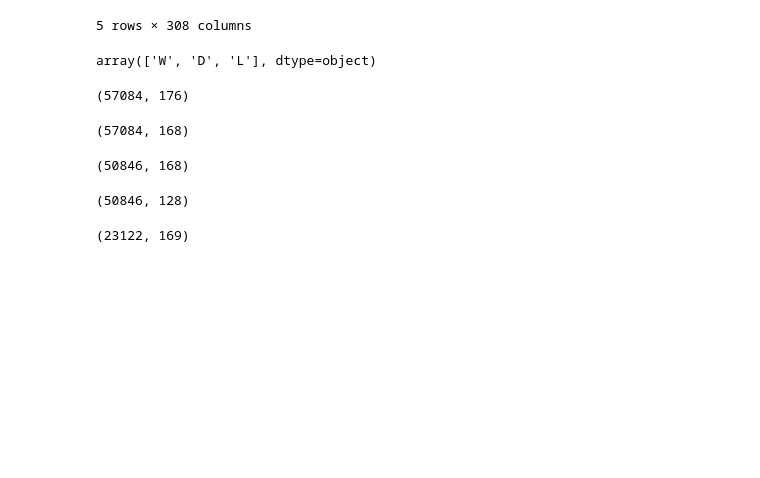
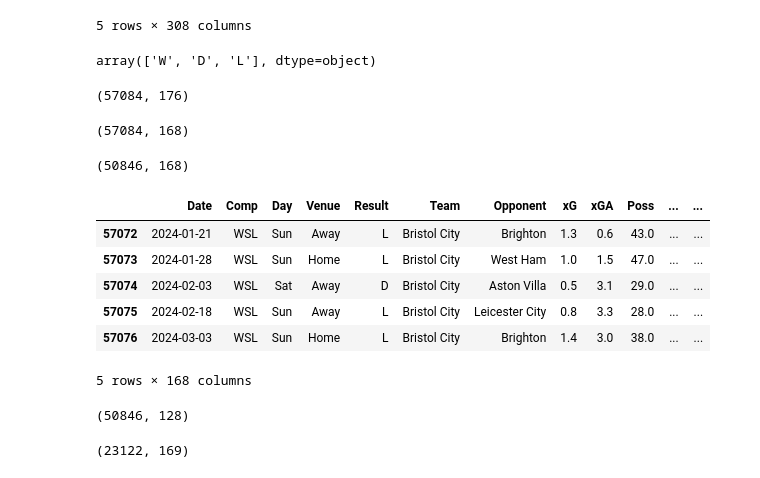
Before and after one commit to Moomad0373/Football-Predicting, a Jupyter notebook: Preproccess.ipynb, the cells around one changed output. Drawn from its saved outputs; the diff is of its cells as text; code cells hidden in the pictures; blank space fills up the shorter version.

```diff
--- a/Preproccess.ipynb
+++ b/Preproccess.ipynb
@@ -100,4 +100,14 @@ data = data[~is_null_sum_gt_20]
 data.shape
 # %% [output]
 (50846, 168)
+# %%
+data.tail()
+# %% [output]
+|  | Date | Comp | Day | Venue | Result | Team | Opponent | xG | xGA | Poss | ... | ... |
+| 57072 | 2024-01-21 | WSL | Sun | Away | L | Bristol City | Brighton | 1.3 | 0.6 | 43.0 | ... | ... |
+| 57073 | 2024-01-28 | WSL | Sun | Home | L | Bristol City | West Ham | 1.0 | 1.5 | 47.0 | ... | ... |
+| 57074 | 2024-02-03 | WSL | Sat | Away | D | Bristol City | Aston Villa | 0.5 | 3.1 | 29.0 | ... | ... |
+| 57075 | 2024-02-18 | WSL | Sun | Away | L | Bristol City | Leicester City | 0.8 | 3.3 | 28.0 | ... | ... |
+| 57076 | 2024-03-03 | WSL | Sun | Home | L | Bristol City | Brighton | 1.4 | 3.0 | 38.0 | ... | ... |
+5 rows × 168 columns
 # %%
```
Also changed, not shown: parts of 5 cells of this notebook, 30 other files.
